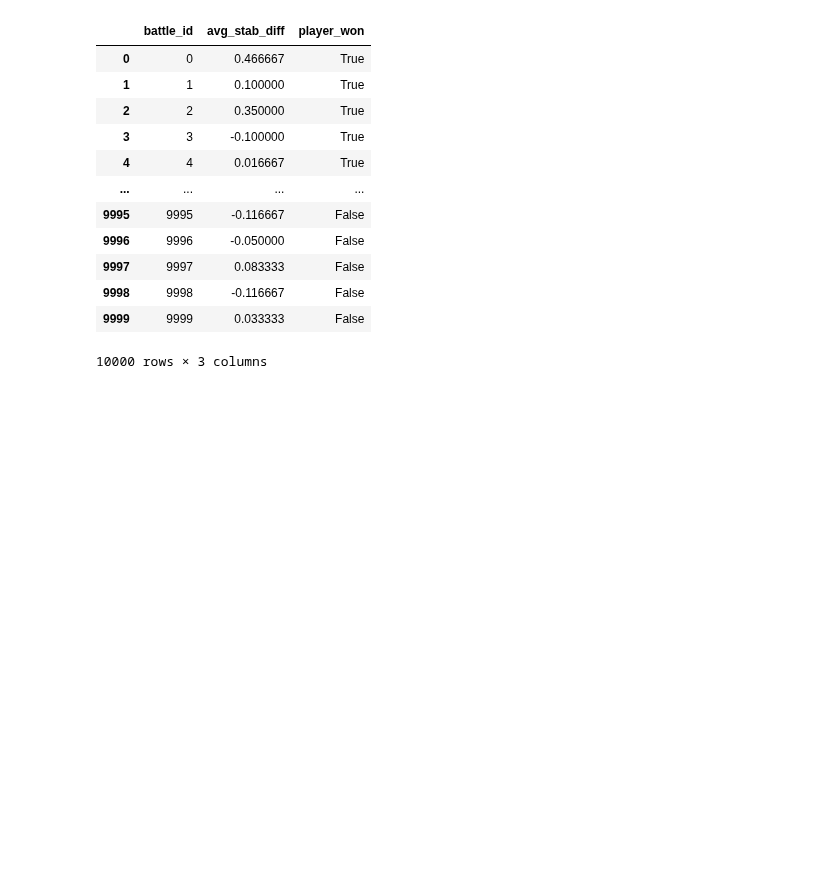
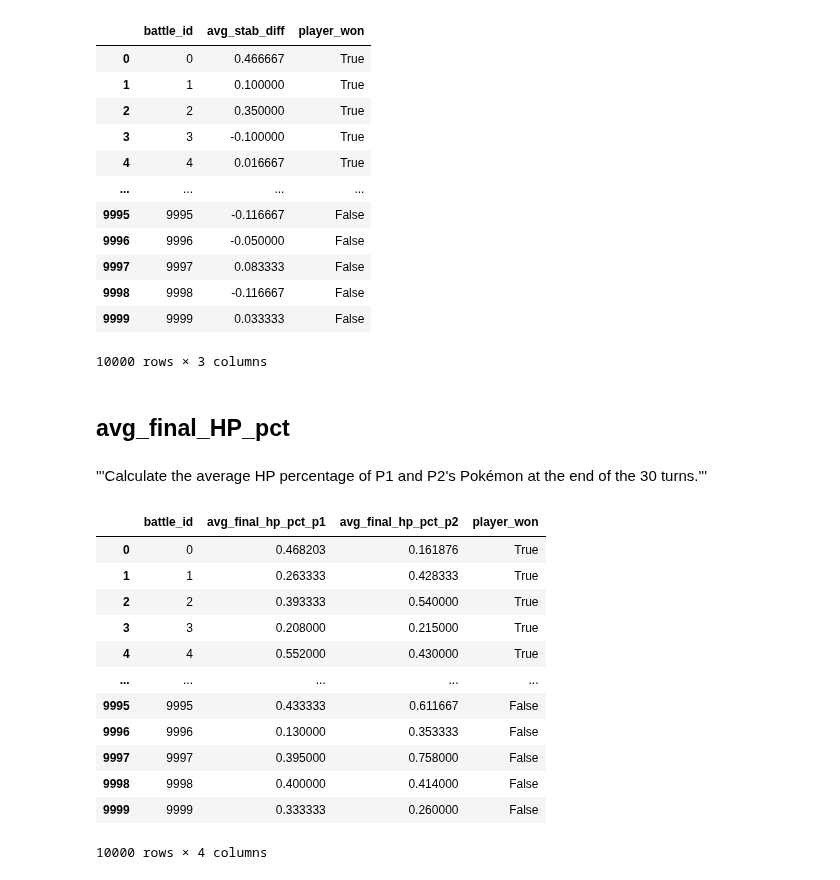
Before and after one commit to LeonardoSani/FDS_challenge, a Jupyter notebook: Notebook.ipynb, the cells around one changed output. Saved outputs shown, nothing was run; the diff lists cells and outputs as text; code cells hidden in the pictures; blank space fills up the shorter version.

```diff
--- a/Notebook.ipynb
+++ b/Notebook.ipynb
@@ -251,3 +251,23 @@ avg_stab_multiplier(train_data,difference=True)
 | 9998 | 9998 | -0.116667 | False |
 | 9999 | 9999 | 0.033333 | False |
 10000 rows × 3 columns
+# %% [markdown]
+## avg_final_HP_pct
+# %% [markdown]
+'''Calculate the average HP percentage of P1 and P2's Pokémon at the end of the 30 turns.'''
+# %%
+avg_final_HP_pct(train_data)
+# %% [output]
+|  | battle_id | avg_final_hp_pct_p1 | avg_final_hp_pct_p2 | player_won |
+| 0 | 0 | 0.468203 | 0.161876 | True |
+| 1 | 1 | 0.263333 | 0.428333 | True |
+| 2 | 2 | 0.393333 | 0.540000 | True |
+| 3 | 3 | 0.208000 | 0.215000 | True |
+| 4 | 4 | 0.552000 | 0.430000 | True |
+| ... | ... | ... | ... | ... |
+| 9995 | 9995 | 0.433333 | 0.611667 | False |
+| 9996 | 9996 | 0.130000 | 0.353333 | False |
+| 9997 | 9997 | 0.395000 | 0.758000 | False |
+| 9998 | 9998 | 0.400000 | 0.414000 | False |
+| 9999 | 9999 | 0.333333 | 0.260000 | False |
+10000 rows × 4 columns
```
Also changed, not shown: 1 other file.
